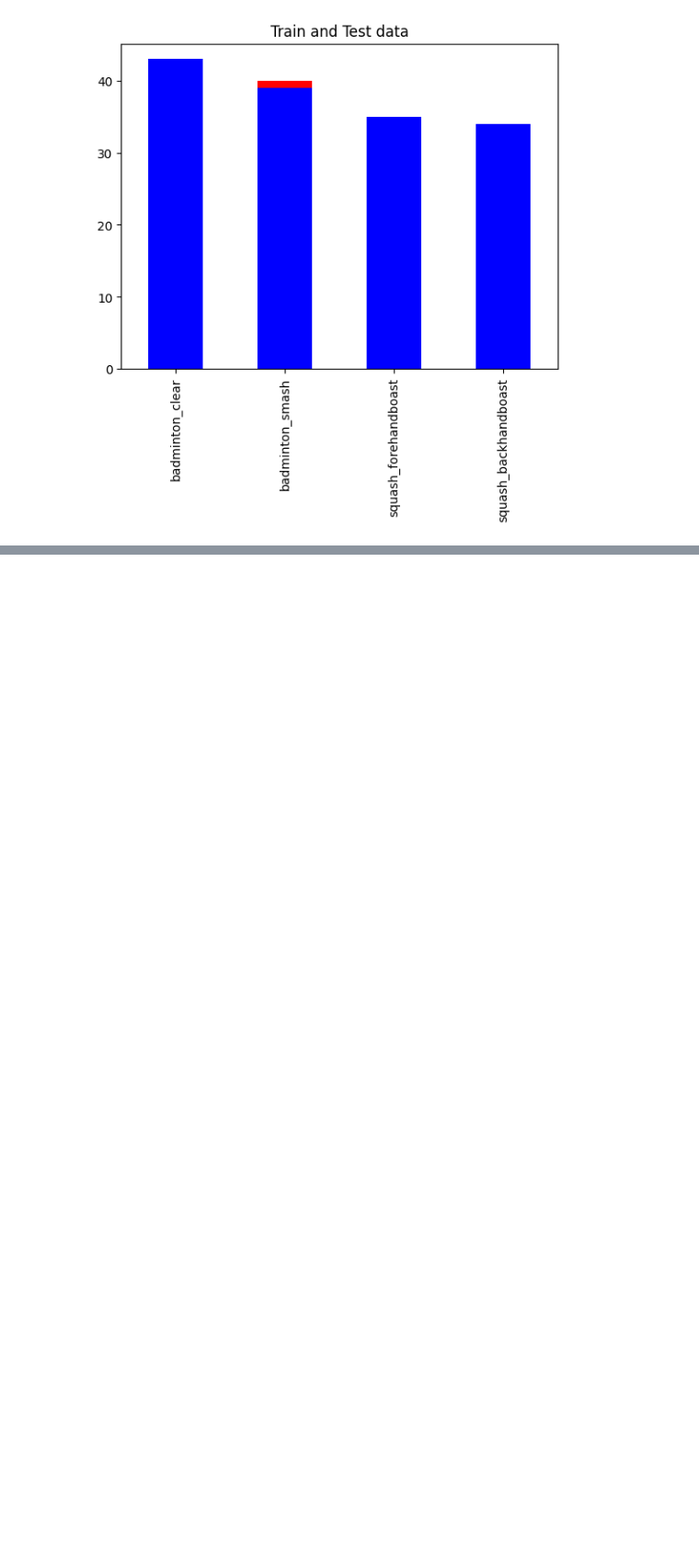
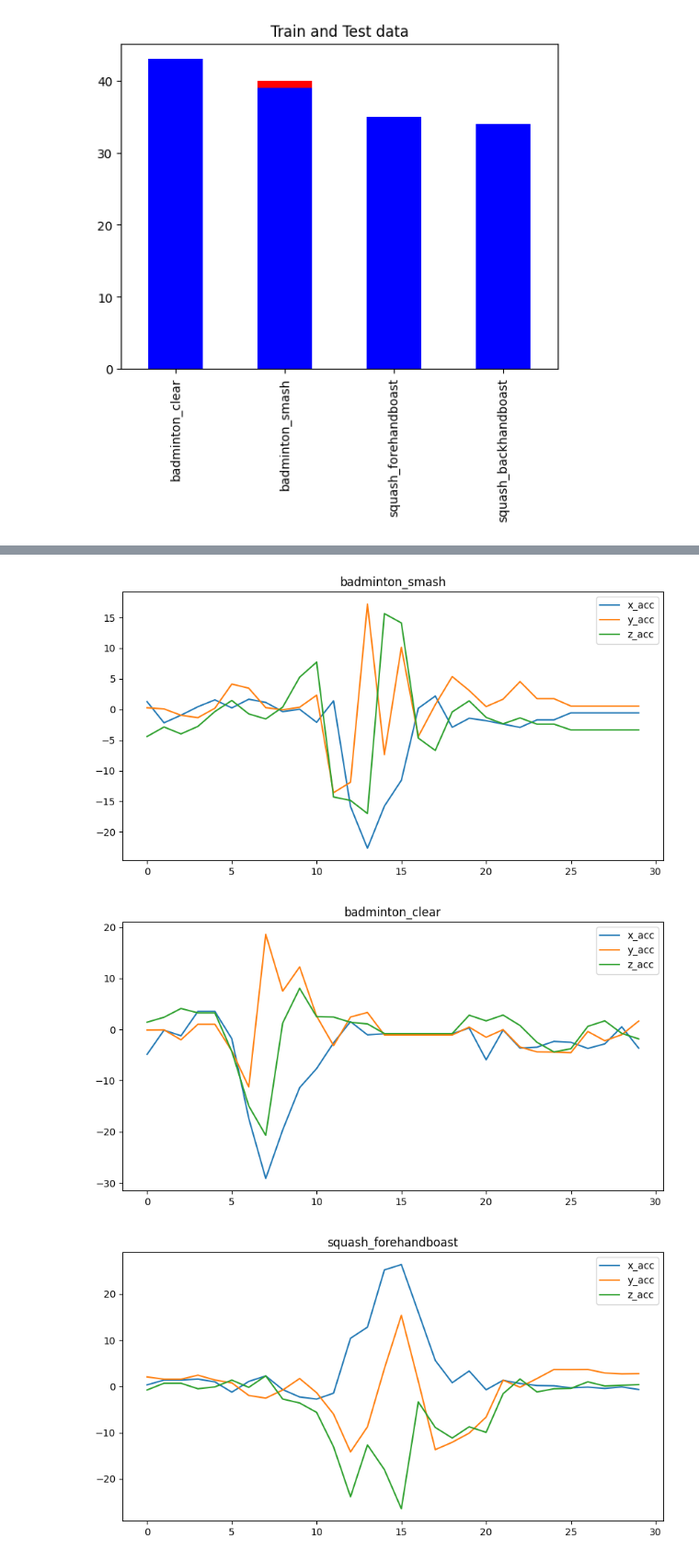
Before and after one commit to iandreileo/machine-learning-homework, a Jupyter notebook: tema.ipynb, the cells around one changed output, grey strips where cells are left out. Shown at 92% size. Drawn from its saved outputs; the diff is of its cells as text; code cells hidden in the pictures; blank space fills up the shorter version.

```diff
--- a/tema.ipynb
+++ b/tema.ipynb
@@ -19,6 +19,8 @@ test_x, test_y = load_from_tsfile(
 # create a dataframe from the data and labels
 train_df = pd.DataFrame(train_x)
 train_df['label'] = train_y
+# add column names
+train_df.columns = ['x_acc', 'y_acc', 'z_acc','x_giro', 'y_giro', 'z_giro', 'label']
 
 # create a plot bar from the dataframe using pandas.plot.bar
 train_df['label'].value_counts().plot.bar(title = "Train data")
@@ -44,3 +48,15 @@ train_df['label'].value_counts().plot.bar(title = "Train and Test data", color =
 # %% [output]
 <Axes: title={'center': 'Train and Test data'}>
 [figure]
+# %%
+# extract unique labels from the data
+labels = train_df['label'].unique()
+counts_train = train_df['label'].value_counts()
+counts_test= test_df['label'].value_counts()
+
+
+print(labels)
+print("----------------------------------")
+print("TRAIN: "+  str(counts_train))
+print("----------------------------------")
+print("TEST: " + str(counts_test))
@@ -46,0 +78,15 @@ train_df['label'].value_counts().plot.bar(title = "Train and Test data", color =
+# %%
+# for each label, print an example for accelerometer data
+for label in labels:
+    current = train_df[train_df['label'] == label].iloc[0]
+
+    current_pd = pd.DataFrame({
+        'x_acc': current['x_acc'],
+        'y_acc': current['y_acc'],
+        'z_acc': current['z_acc']
+    })
+    current_pd.plot(title = str(label), legend = True, label = ['x_acc', 'y_acc', 'z_acc'], figsize = (10, 5))
+# %% [output]
+[figure, added]
+[figure, added]
+[figure, added]
```
Also changed, not shown: parts of 4 cells of this notebook.
